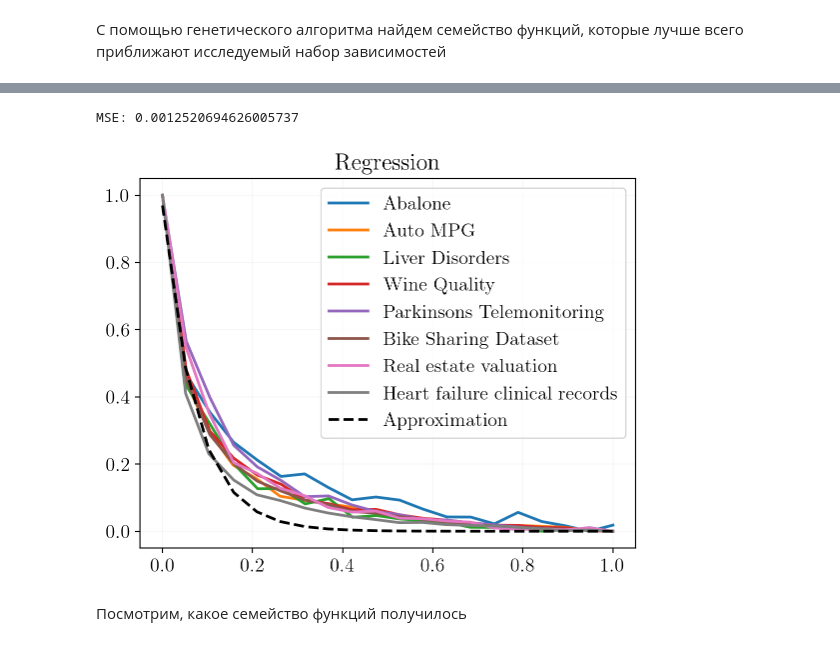
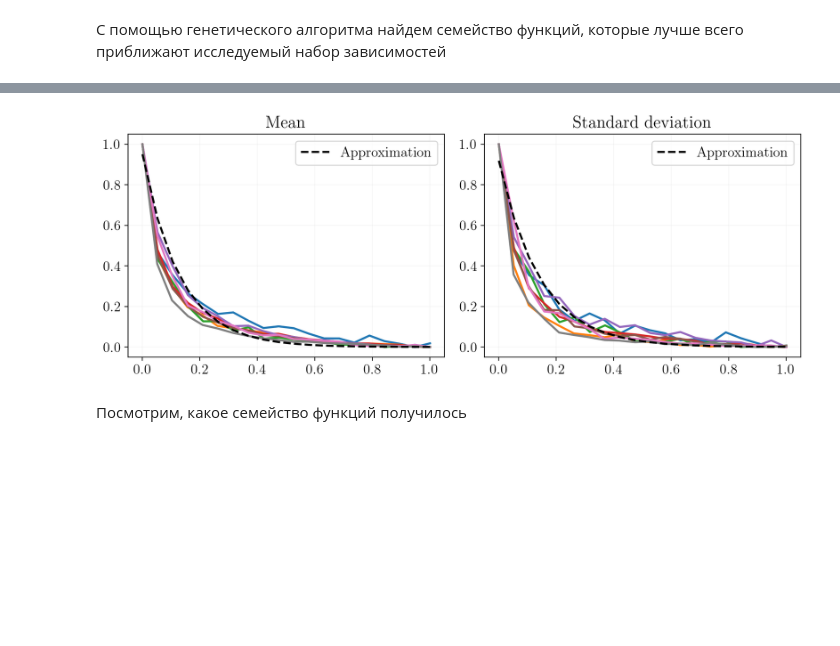
Before and after one commit to kisnikser/Bayesian-Sample-Size-Estimation, a Jupyter notebook: code/genetic_algorithm/ga.ipynb, the cells around one changed output, grey strips where cells are left out. Saved outputs shown, nothing was run; the diff lists cells and outputs as text; code cells hidden in the pictures; blank space fills up the shorter version.

```diff
--- a/code/genetic_algorithm/ga.ipynb
+++ b/code/genetic_algorithm/ga.ipynb
@@ -83,24 +95,48 @@ Training process has started
 # %%
+fig, (ax1, ax2) = plt.subplots(1, 2, figsize=(10, 4))
+
 for name in results_regression.keys():
     sample_sizes = results_regression[name]['sample_sizes']
     mean = results_regression[name]['mean']
+    std = results_regression[name]['std']
     x_vals = sample_sizes - min(sample_sizes)
     x_vals = x_vals / max(x_vals)
-    y_vals = mean - min(mean)
-    y_vals = y_vals / max(y_vals)
-    plt.plot(x_vals, y_vals, label=name)
+    y_vals_mean = mean - min(mean)
+    y_vals_mean = y_vals_mean / max(y_vals_mean)
+    y_vals_std = std - min(std)
+    y_vals_std = y_vals_std / max(y_vals_std)
+    ax1.plot(x_vals, y_vals_mean) #, label=name)
+    ax2.plot(x_vals, y_vals_std) #, label=name)
 
 #print(best) # print best function
-print(f"MSE: {best.calculate_fitness(X=x_vals, y=y_vals)}")
-y_pred = [best.evaluate(x, best.w_opt) for x in x_vals] #predictions of our best calculated function
+#print(f"MSE: {best.calculate_fitness(X=x_vals, y=y_vals)}")
 
-plt.plot(x_vals, y_pred, color='black', linestyle='dashed', label='Approximation')  #plot original function
-plt.legend()
-plt.title('Regression')
+sample_sizes = results_regression['Parkinsons Telemonitoring']['sample_sizes']
+mean = results_regression['Parkinsons Telemonitoring']['mean']
+std = results_regression['Parkinsons Telemonitoring']['std']
+x_vals = sample_sizes - min(sample_sizes)
+x_vals = x_vals / max(x_vals)
+y_vals_mean = mean - min(mean)
+y_vals_mean = y_vals_mean / max(y_vals_mean)
+y_vals_std = std - min(std)
+y_vals_std = y_vals_std / max(y_vals_std)
+
+best.calculate_fitness(X=x_vals, y=y_vals_mean)
+y_pred_mean = [best.evaluate(x, best.w_opt) for x in x_vals] #predictions of our best calculated function
+best.calculate_fitness(X=x_vals, y=y_vals_std)
+y_pred_std = [best.evaluate(x, best.w_opt) for x in x_vals] #predictions of our best calculated function
+
+ax1.plot(x_vals, y_pred_mean, color='black', linestyle='dashed', label='Approximation')  #plot original function
+ax2.plot(x_vals, y_pred_std, color='black', linestyle='dashed', label='Approximation')  #plot original function
+ax1.legend()
+ax2.legend()
+ax1.set_title('Mean')
+ax2.set_title('Standard deviation')
+plt.tight_layout()
+plt.savefig("../figures/datasets_regression.pdf", bbox_inches="tight")
 plt.show()
 # %% [output]
-MSE: 0.0012520694626005737
-[figure, old version]
+[figure, new version]
 # %% [markdown]
 Посмотрим, какое семейство функций получилось
 # %%
```
Also changed, not shown: parts of 3 cells of this notebook, 9 other files.
